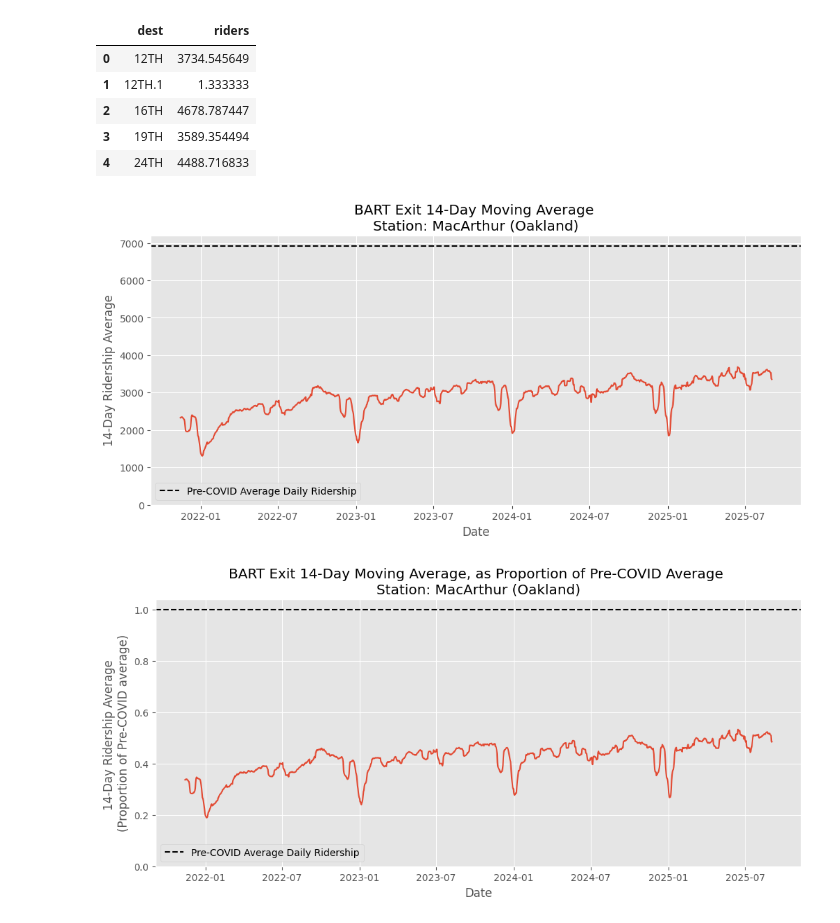
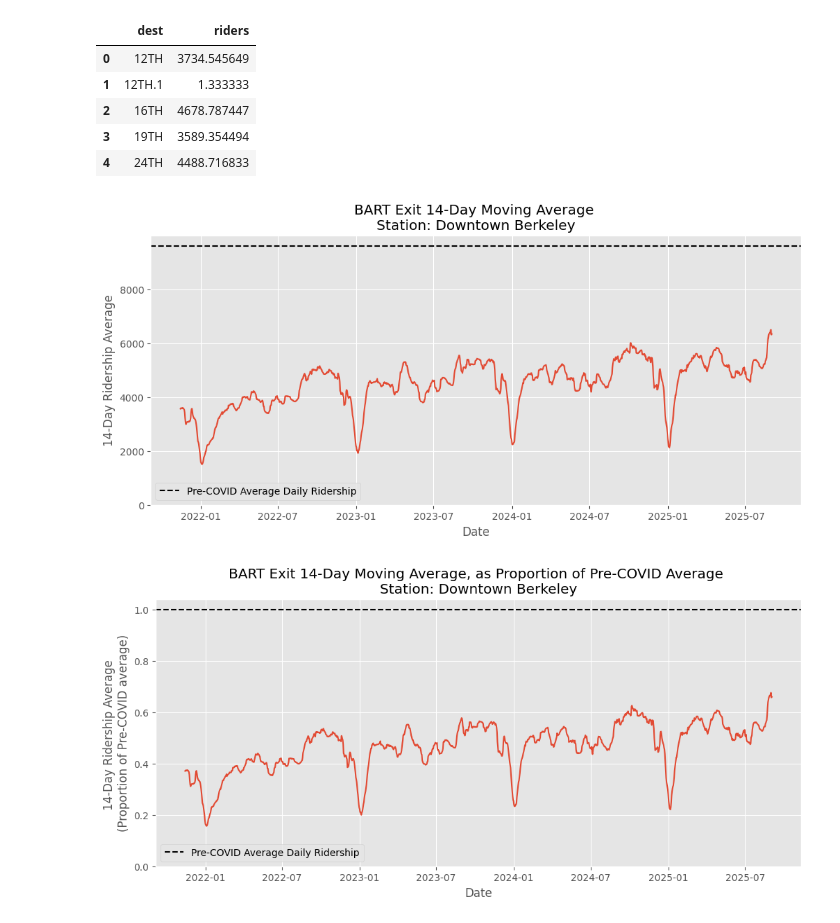
Before and after one commit to Hackquantumcpp/bart_ridership_analysis, a Jupyter notebook: 01-analysis.ipynb, the cells around one changed output. Drawn from its saved outputs; the diff is of its cells as text; code cells hidden in the pictures.

```diff
--- a/01-analysis.ipynb
+++ b/01-analysis.ipynb
@@ -524,37 +530,37 @@ post_covid_stations.head()
 | 4 | 24TH | 4488.716833 |
 # %%
 ## Edit this to change station
-station_lower = "mcar"
+station_lower = "dbrk"
 
 ##################################
 station = station_lower.upper()
 station_fullname = station_codes[station]
 
 ## All days
 pre_cov_stat = pre_covid_data[
     (pre_covid_data['dest'] == station) # & (~pre_covid_data['day_of_wk'].isin(['Sunday', 'Saturday']))
 ].groupby(['date']).agg({'riders': 'sum'}).reset_index()
 post_cov_stat = post_covid_data[
     (post_covid_data['dest'] == station) # & (~post_covid_data['day_of_wk'].isin(['Sunday', 'Saturday']))
 ].groupby(['date']).agg({'riders': 'sum'})# .reset_index()
 
 pre_cov_daily_avg = np.mean(pre_cov_stat['riders'])
 
 post_cov_rolling = post_cov_stat.rolling(14).mean().reset_index()[6:]
 
 plt.figure(figsize=(12, 5))
 plt.plot(
     post_cov_rolling['date'],
     post_cov_rolling['riders']
 )
 plt.xlabel('Date')
 plt.ylabel('14-Day Ridership Average')
 plt.title(f'BART Exit 14-Day Moving Average \nStation: {station_fullname}')
 plt.axhline(y = pre_cov_daily_avg, label='Pre-COVID Average Daily Ridership', color = 'black', linestyle = '--')
 plt.ylim(bottom=0)
 plt.legend();
 # %% [output]
-[figure, old version]
+[figure, new version]
 # %%
 ## Same as above, but as a proportion/fraction of pre-COVID average
 
@@ -583,4 +589,4 @@ plt.axhline(y = 1, label='Pre-COVID Average Daily Ridership', color = 'black', l
 plt.ylim(bottom=0)
 plt.legend();
 # %% [output]
-[figure, old version]
+[figure, new version]
```
Also changed, not shown: parts of 10 cells of this notebook.
